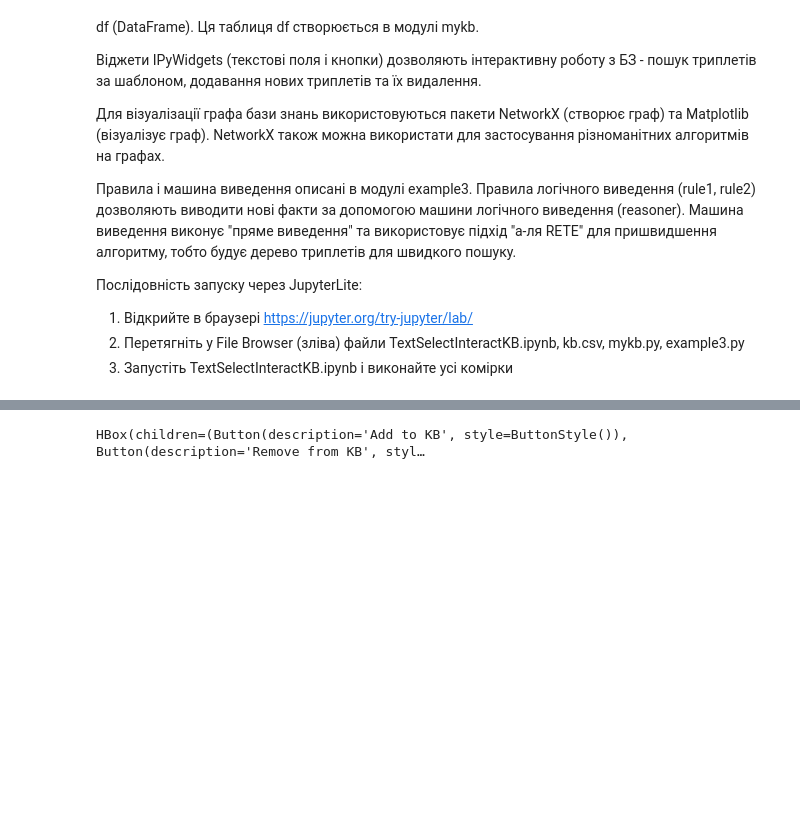
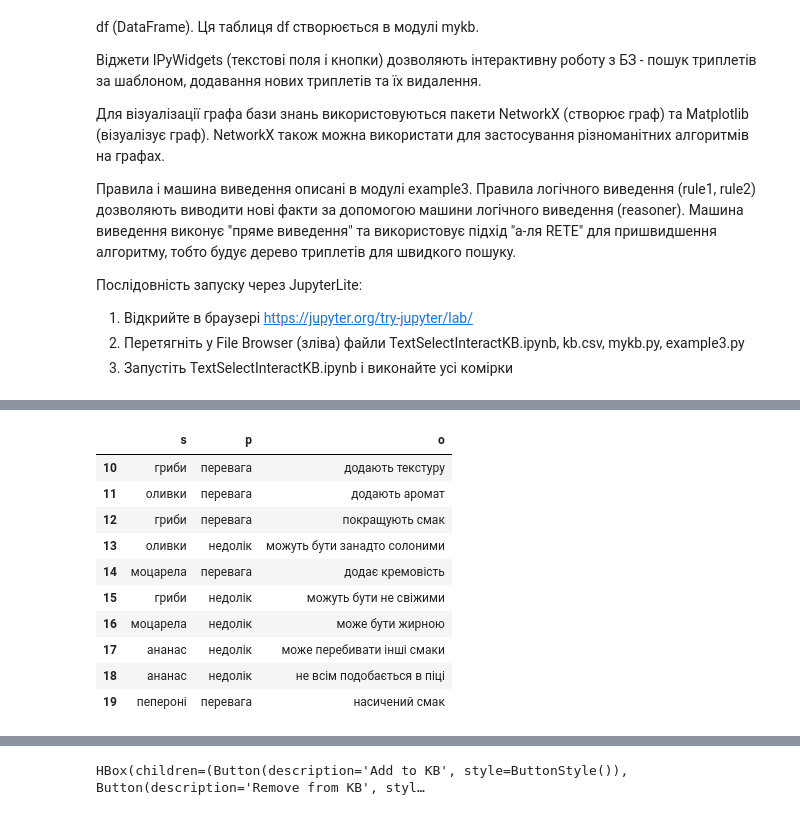
Before and after one commit to mik-nung/ThreadES, a Jupyter notebook: TextSelectInteractKB.ipynb, the cells around one changed output, grey strips where cells are left out. Saved outputs shown, nothing was run; the diff lists cells and outputs as text; code cells hidden in the pictures; blank space fills up the shorter version.

```diff
--- a/TextSelectInteractKB.ipynb
+++ b/TextSelectInteractKB.ipynb
@@ -35,4 +76,18 @@ import sys
 # sys.path.append(".")
 sys.path.append('/content/ThreadES')
 from mykb import df
+# %%
+df.tail(10)
+# %% [output]
+|  | s | p | o |
+| 10 | гриби | перевага | додають текстуру |
+| 11 | оливки | перевага | додають аромат |
+| 12 | гриби | перевага | покращують смак |
+| 13 | оливки | недолік | можуть бути занадто солоними |
+| 14 | моцарела | перевага | додає кремовість |
+| 15 | гриби | недолік | можуть бути не свіжими |
+| 16 | моцарела | недолік | може бути жирною |
+| 17 | ананас | недолік | може перебивати інші смаки |
+| 18 | ананас | недолік | не всім подобається в піці |
+| 19 | пепероні | перевага | насичений смак |
 # %%
```
Also changed, not shown: parts of 8 cells of this notebook, 2 other files.
